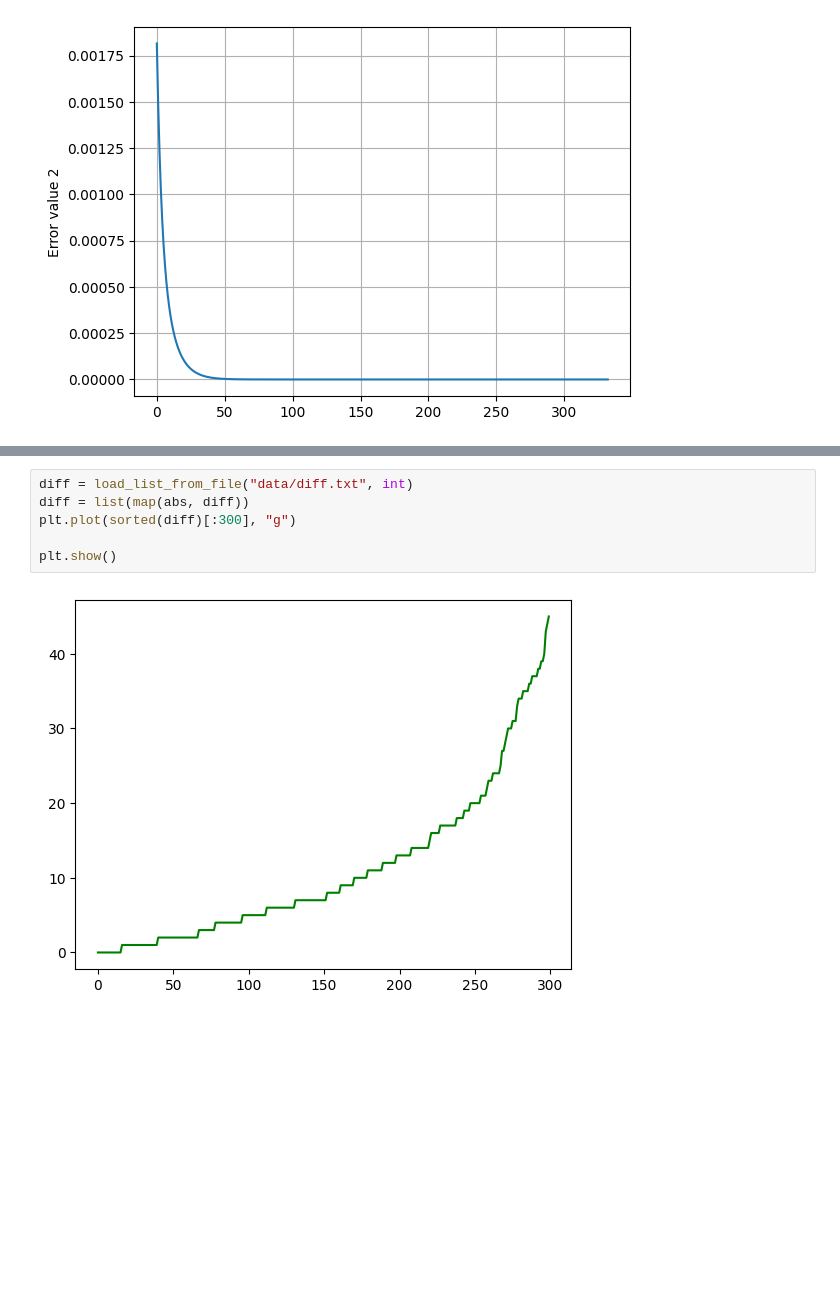
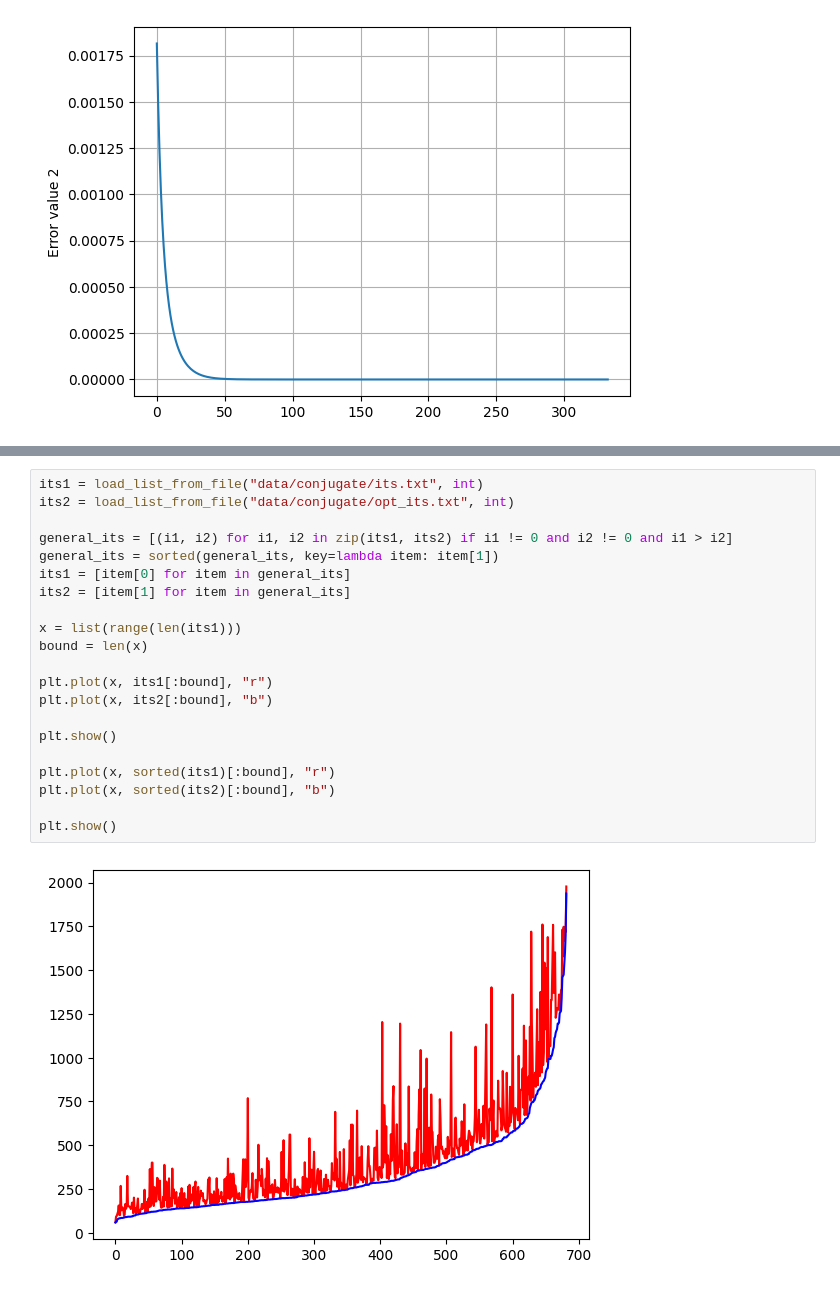
Before and after one commit to zaaleksey/theta-matrix-nn, a Jupyter notebook: img_creator.ipynb, the cells around one changed output, grey strips where cells are left out. Drawn from its saved outputs; the diff is of its cells as text; blank space fills up the shorter version.

```diff
--- a/img_creator.ipynb
+++ b/img_creator.ipynb
@@ -38,8 +47,23 @@ plt.show()
-# %%
-diff = load_list_from_file("data/diff.txt", int)
-diff = list(map(abs, diff))
-plt.plot(sorted(diff)[:300], "g")
-
-plt.show()
-# %% [output]
-[figure, removed]
+# %%
+its1 = load_list_from_file("data/conjugate/its.txt", int)
+its2 = load_list_from_file("data/conjugate/opt_its.txt", int)
+
+general_its = [(i1, i2) for i1, i2 in zip(its1, its2) if i1 != 0 and i2 != 0 and i1 > i2]
+general_its = sorted(general_its, key=lambda item: item[1])
+its1 = [item[0] for item in general_its]
+its2 = [item[1] for item in general_its]
+
+x = list(range(len(its1)))
+bound = len(x)
+
+plt.plot(x, its1[:bound], "r")
+plt.plot(x, its2[:bound], "b")
+
+plt.show()
+
+plt.plot(x, sorted(its1)[:bound], "r")
+plt.plot(x, sorted(its2)[:bound], "b")
+
+plt.show()
+# %% [output]
+[figure, added]
```
Also changed, not shown: parts of 6 cells of this notebook, 12 other files.
